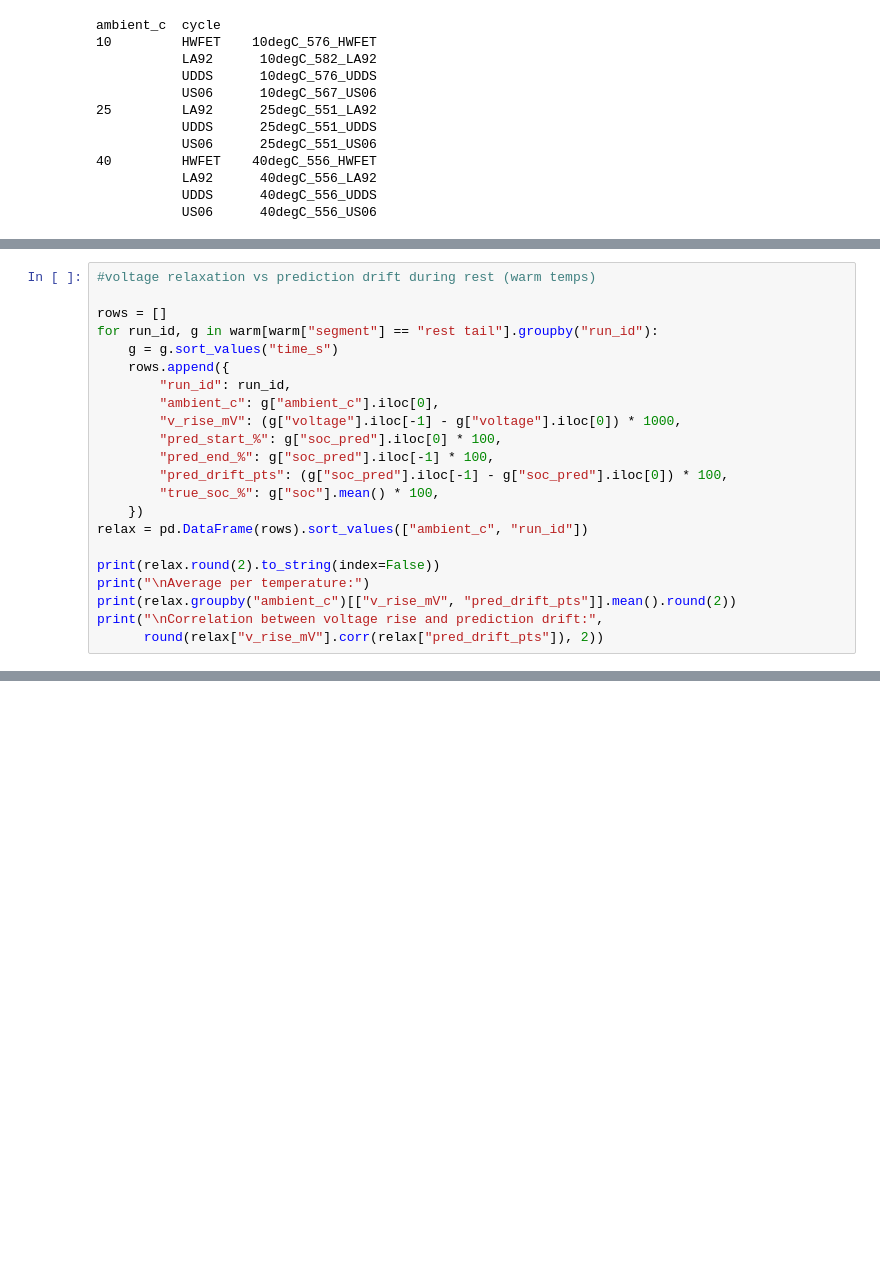
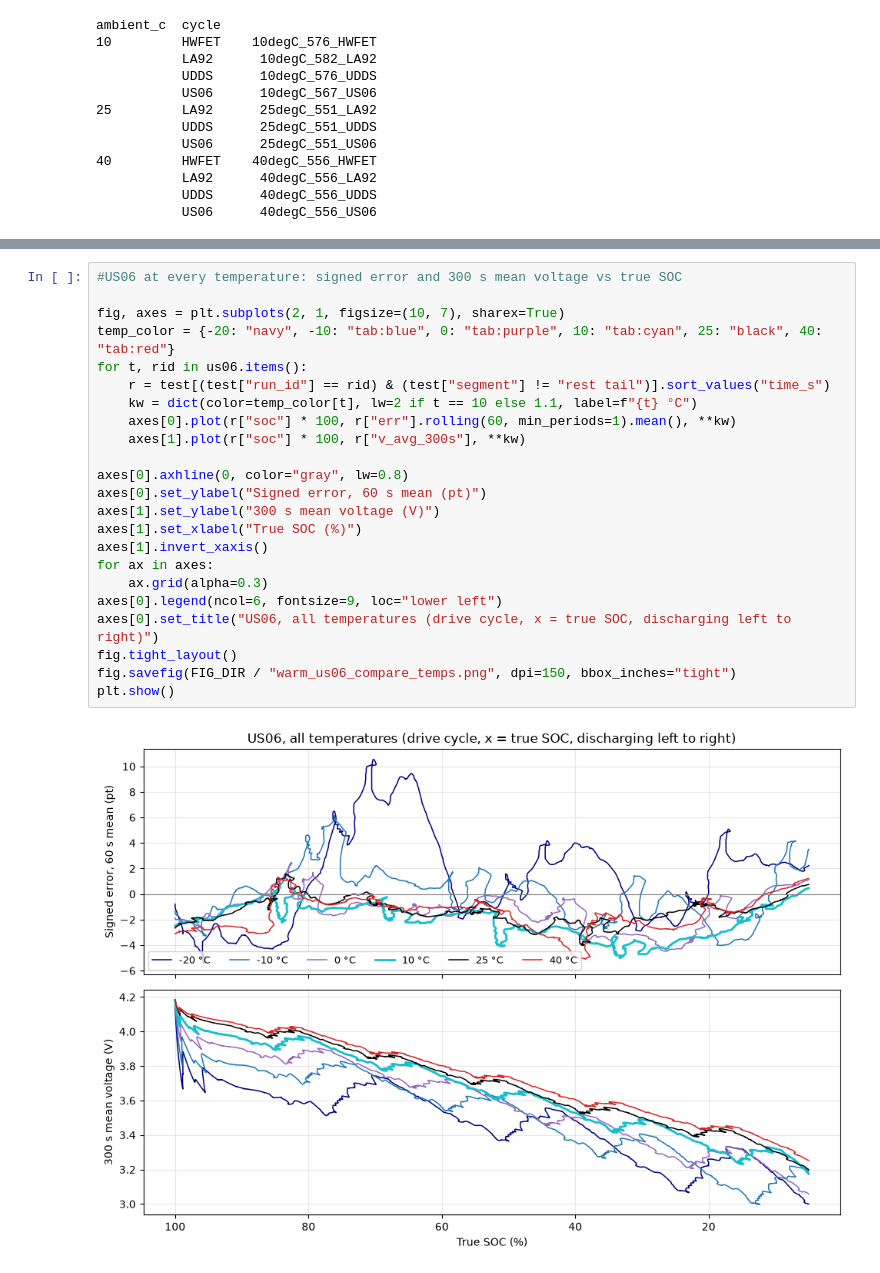
Before and after one commit to arynrosh/battery-life-cycle, a Jupyter notebook: notebooks/pos_temp_analysis.ipynb, the cells around one changed output, grey strips where cells are left out. Drawn from its saved outputs; the diff is of its cells as text; blank space fills up the shorter version.

```diff
--- a/notebooks/pos_temp_analysis.ipynb
+++ b/notebooks/pos_temp_analysis.ipynb
@@ -254,22 +218,0 @@ ambient_c
-# %%
-#voltage relaxation vs prediction drift during rest (warm temps)
-
-rows = []
-for run_id, g in warm[warm["segment"] == "rest tail"].groupby("run_id"):
-    g = g.sort_values("time_s")
-    rows.append({
-        "run_id": run_id,
-        "ambient_c": g["ambient_c"].iloc[0],
-        "v_rise_mV": (g["voltage"].iloc[-1] - g["voltage"].iloc[0]) * 1000,
-        "pred_start_%": g["soc_pred"].iloc[0] * 100,
-        "pred_end_%": g["soc_pred"].iloc[-1] * 100,
-        "pred_drift_pts": (g["soc_pred"].iloc[-1] - g["soc_pred"].iloc[0]) * 100,
-        "true_soc_%": g["soc"].mean() * 100,
-    })
-relax = pd.DataFrame(rows).sort_values(["ambient_c", "run_id"])
-
-print(relax.round(2).to_string(index=False))
-print("\nAverage per temperature:")
-print(relax.groupby("ambient_c")[["v_rise_mV", "pred_drift_pts"]].mean().round(2))
-print("\nCorrelation between voltage rise and prediction drift:",
-      round(relax["v_rise_mV"].corr(relax["pred_drift_pts"]), 2))
@@ -356,0 +361,25 @@ ambient_c
+# %%
+#US06 at every temperature: signed error and 300 s mean voltage vs true SOC
+
+fig, axes = plt.subplots(2, 1, figsize=(10, 7), sharex=True)
+temp_color = {-20: "navy", -10: "tab:blue", 0: "tab:purple", 10: "tab:cyan", 25: "black", 40: "tab:red"}
+for t, rid in us06.items():
+    r = test[(test["run_id"] == rid) & (test["segment"] != "rest tail")].sort_values("time_s")
+    kw = dict(color=temp_color[t], lw=2 if t == 10 else 1.1, label=f"{t} °C")
+    axes[0].plot(r["soc"] * 100, r["err"].rolling(60, min_periods=1).mean(), **kw)
+    axes[1].plot(r["soc"] * 100, r["v_avg_300s"], **kw)
+
+axes[0].axhline(0, color="gray", lw=0.8)
+axes[0].set_ylabel("Signed error, 60 s mean (pt)")
+axes[1].set_ylabel("300 s mean voltage (V)")
+axes[1].set_xlabel("True SOC (%)")
+axes[1].invert_xaxis()
+for ax in axes:
+    ax.grid(alpha=0.3)
+axes[0].legend(ncol=6, fontsize=9, loc="lower left")
+axes[0].set_title("US06, all temperatures (drive cycle, x = true SOC, discharging left to right)")
+fig.tight_layout()
+fig.savefig(FIG_DIR / "warm_us06_compare_temps.png", dpi=150, bbox_inches="tight")
+plt.show()
+# %% [output]
+[figure, added]
```
Also changed, not shown: parts of 19 cells of this notebook, 1 other file.
